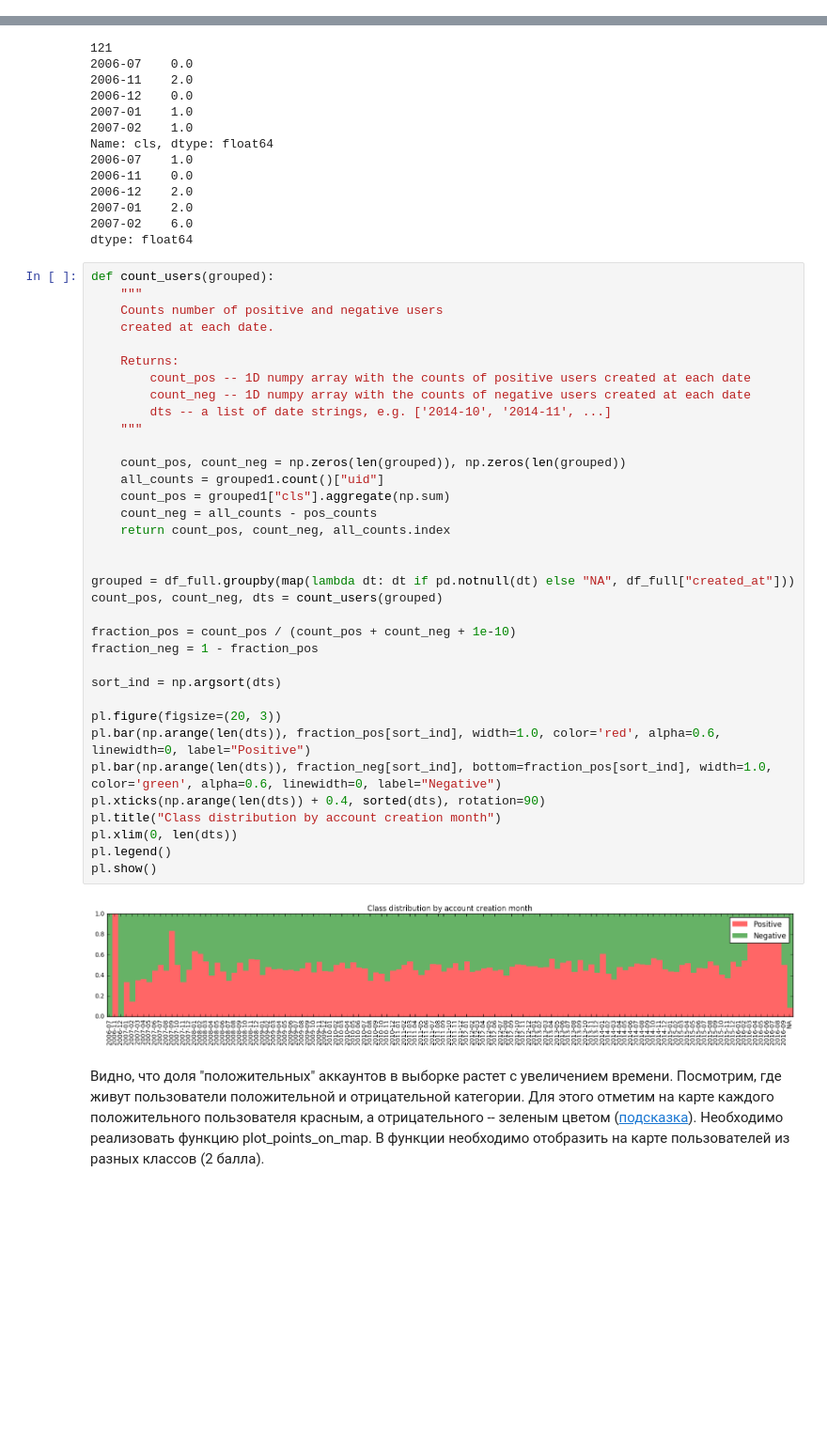
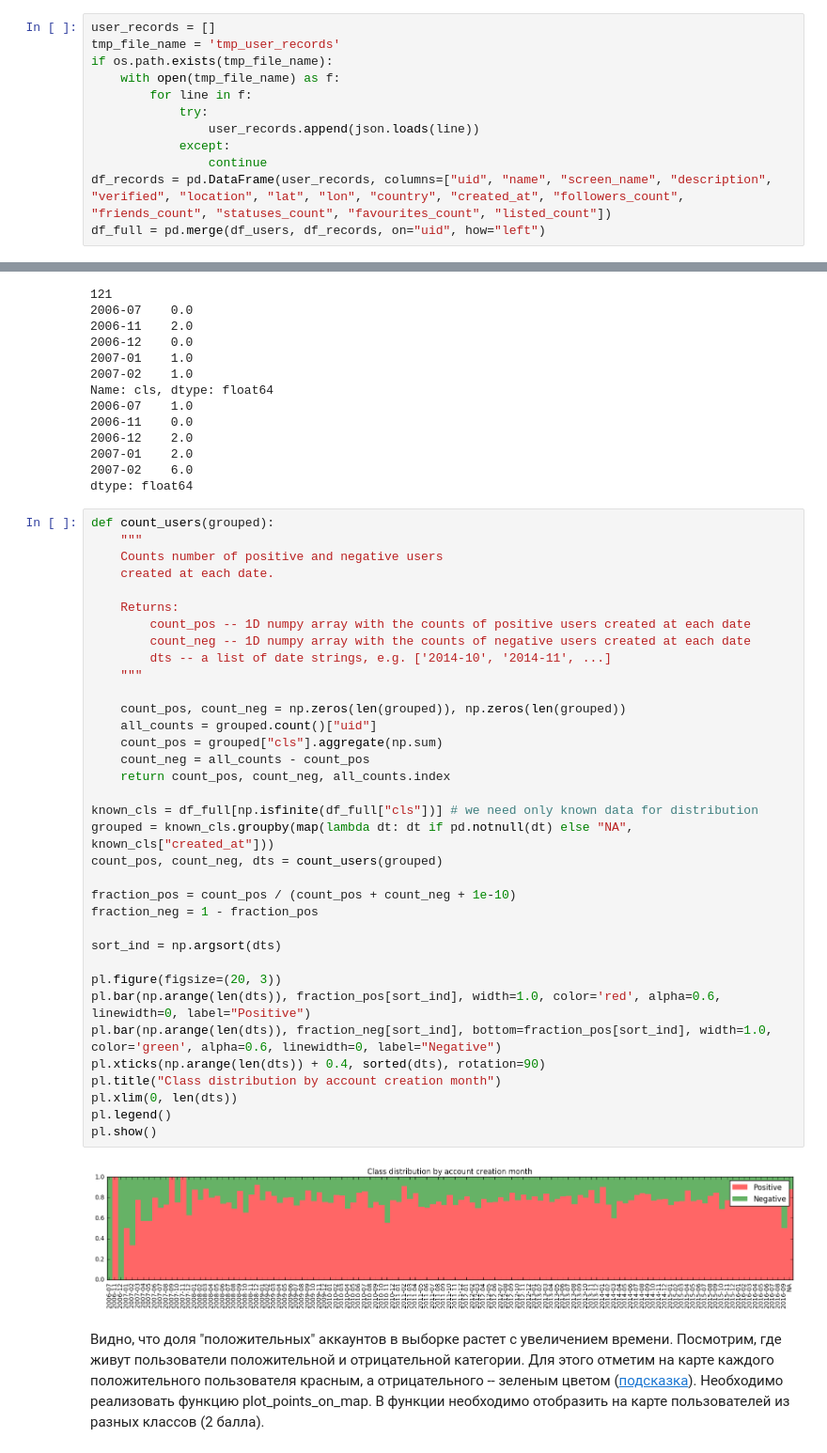
Before and after one commit to IlyaMarkovMipt/sphereDataMining, a Jupyter notebook: homework-1-Markov_Ilya.ipynb, the cells around one changed output, grey strips where cells are left out. Shown: that part at 94% size. Cells and saved outputs as stored; diff of their text form; blank space fills up the shorter version.

```diff
--- a/homework-1-Markov_Ilya.ipynb
+++ b/homework-1-Markov_Ilya.ipynb
@@ -311,3 +295,15 @@ Finished building data frame
+# %%
+user_records = []
+tmp_file_name = 'tmp_user_records'
+if os.path.exists(tmp_file_name):
+    with open(tmp_file_name) as f:
+        for line in f:
+            try:
+                user_records.append(json.loads(line))
+            except:
+                continue
+df_records = pd.DataFrame(user_records, columns=["uid", "name", "screen_name", "description", "verified", "location", "lat", "lon", "country", "created_at", "followers_count", "friends_count", "statuses_count", "favourites_count", "listed_count"])
+df_full = pd.merge(df_users, df_records, on="uid", how="left")
 # %% [markdown]
 ## Exploratory Data Analysis
 # %% [markdown]
@@ -339,38 +335,38 @@ dtype: float64
 def count_users(grouped):
     """
     Counts number of positive and negative users
     created at each date.
 
     Returns:
         count_pos -- 1D numpy array with the counts of positive users created at each date
         count_neg -- 1D numpy array with the counts of negative users created at each date
         dts -- a list of date strings, e.g. ['2014-10', '2014-11', ...]
     """
 
     count_pos, count_neg = np.zeros(len(grouped)), np.zeros(len(grouped))
-    all_counts = grouped1.count()["uid"]
-    count_pos = grouped1["cls"].aggregate(np.sum)
-    count_neg = all_counts - pos_counts
+    all_counts = grouped.count()["uid"]
+    count_pos = grouped["cls"].aggregate(np.sum)
+    count_neg = all_counts - count_pos
     return count_pos, count_neg, all_counts.index
 
-
-grouped = df_full.groupby(map(lambda dt: dt if pd.notnull(dt) else "NA", df_full["created_at"]))
+known_cls = df_full[np.isfinite(df_full["cls"])] # we need only known data for distribution
+grouped = known_cls.groupby(map(lambda dt: dt if pd.notnull(dt) else "NA", known_cls["created_at"]))
 count_pos, count_neg, dts = count_users(grouped)
 
 fraction_pos = count_pos / (count_pos + count_neg + 1e-10)
 fraction_neg = 1 - fraction_pos
 
 sort_ind = np.argsort(dts)
 
 pl.figure(figsize=(20, 3))
 pl.bar(np.arange(len(dts)), fraction_pos[sort_ind], width=1.0, color='red', alpha=0.6, linewidth=0, label="Positive")
 pl.bar(np.arange(len(dts)), fraction_neg[sort_ind], bottom=fraction_pos[sort_ind], width=1.0, color='green', alpha=0.6, linewidth=0, label="Negative")
 pl.xticks(np.arange(len(dts)) + 0.4, sorted(dts), rotation=90)
 pl.title("Class distribution by account creation month")
 pl.xlim(0, len(dts))
 pl.legend()
 pl.show()
 # %% [output]
-[figure, old version]
+[figure, new version]
 # %% [markdown]
 Видно, что доля "положительных" аккаунтов в выборке растет с увеличением времени. Посмотрим, где живут пользователи положительной и отрицательной категории. Для этого отметим на карте каждого положительного пользователя красным, а отрицательного -- зеленым цветом ([подсказка](http://stroykova.github.io/sphera/l1_2.png)). Необходимо реализовать функцию plot_points_on_map. В функции необходимо отобразить на карте пользователей из разных классов (2 балла).
```
Also changed, not shown: parts of 11 cells of this notebook, 1 other file.
